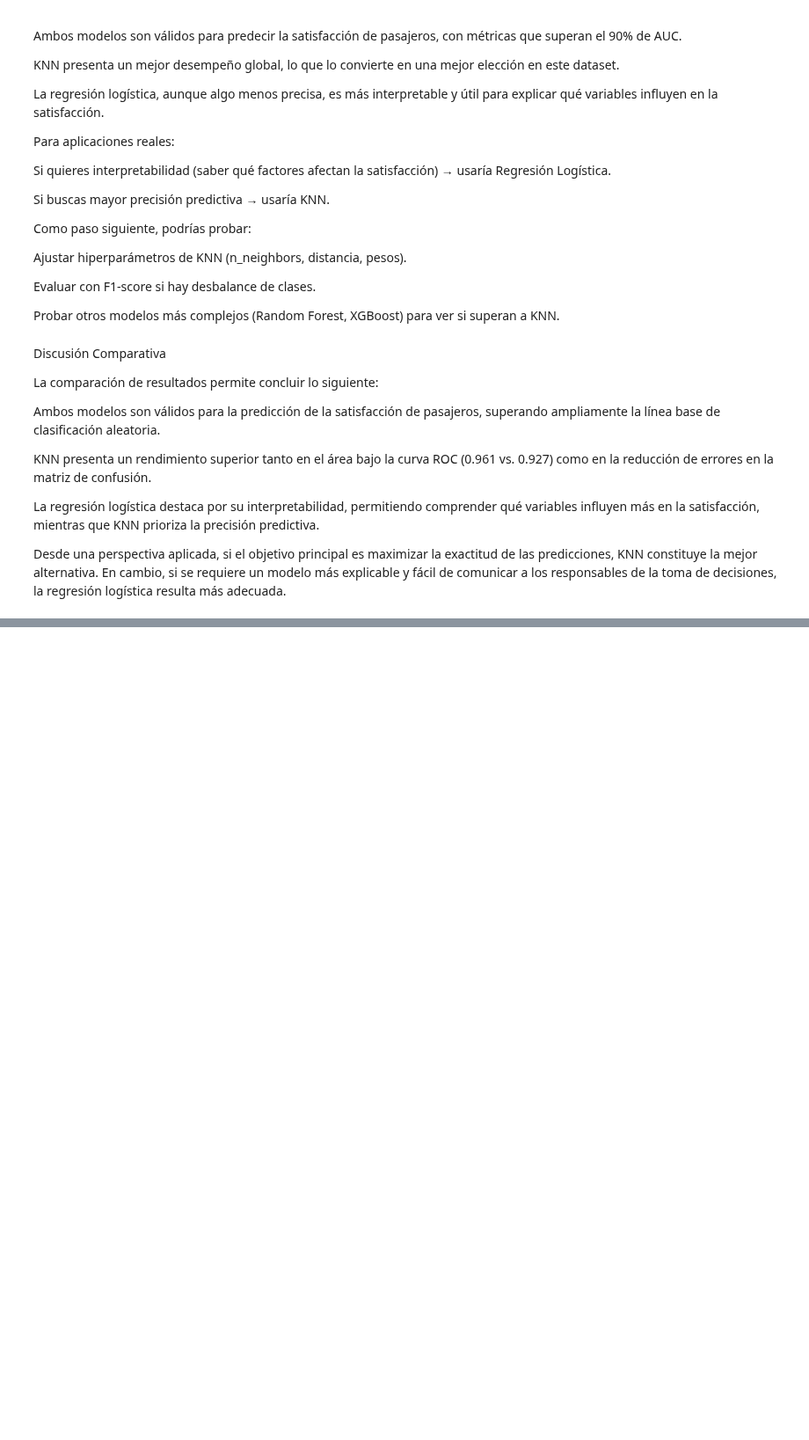
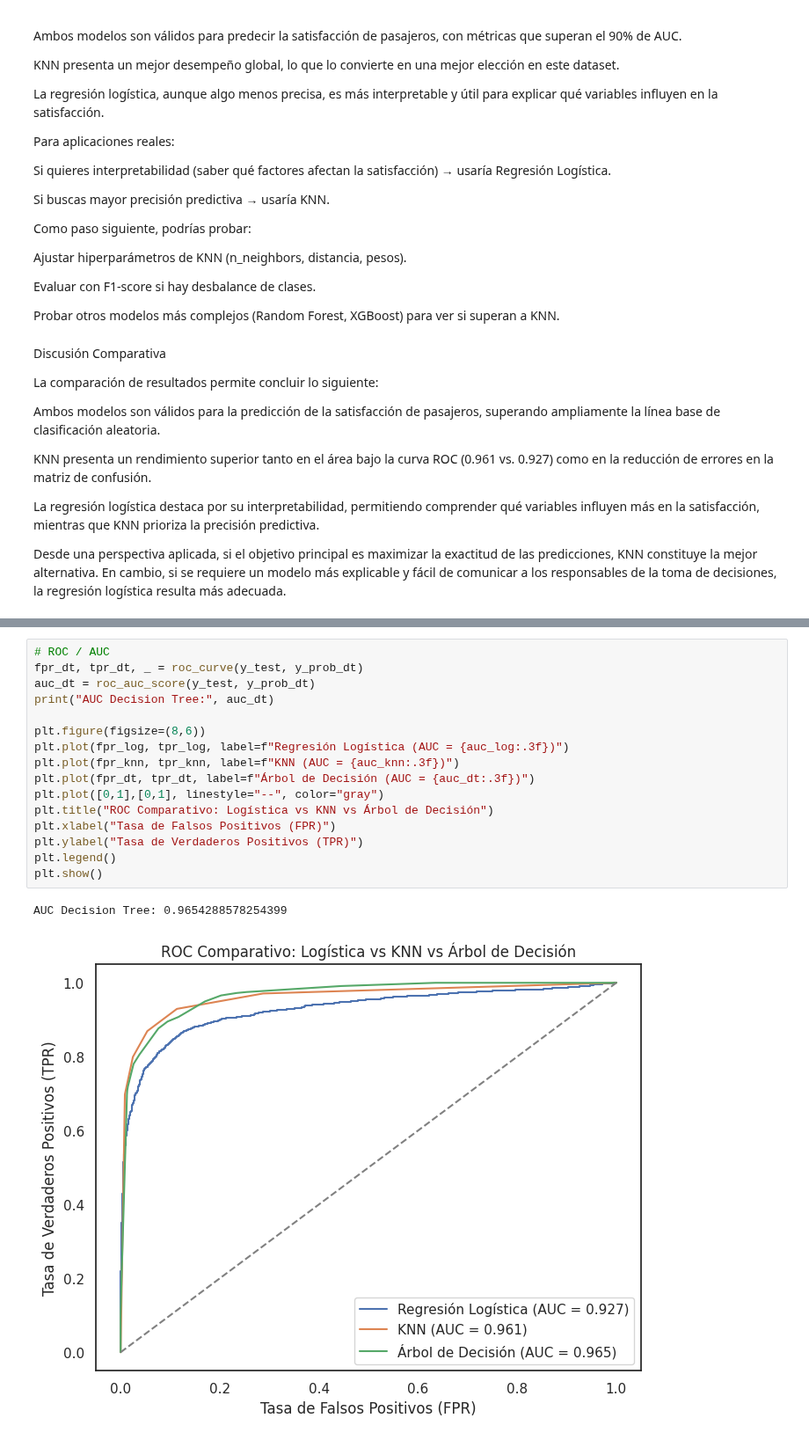
Before and after one commit to Jormao2025/Data_Science_1, a Jupyter notebook: Proyecto_Data_Science1_Satisfacción_de_Aerolíneas.ipynb, the cells around one changed output, grey strips where cells are left out. Shown at 88% size. Drawn from its saved outputs; the diff is of its cells as text; blank space fills up the shorter version.

```diff
--- a/Proyecto_Data_Science1_Satisfacción_de_Aerolíneas.ipynb
+++ b/Proyecto_Data_Science1_Satisfacción_de_Aerolíneas.ipynb
@@ -1093,0 +1142,19 @@ En síntesis, la elección entre ambos modelos dependerá de los objetivos estra
+# %%
+# ROC / AUC
+fpr_dt, tpr_dt, _ = roc_curve(y_test, y_prob_dt)
+auc_dt = roc_auc_score(y_test, y_prob_dt)
+print("AUC Decision Tree:", auc_dt)
+
+plt.figure(figsize=(8,6))
+plt.plot(fpr_log, tpr_log, label=f"Regresión Logística (AUC = {auc_log:.3f})")
+plt.plot(fpr_knn, tpr_knn, label=f"KNN (AUC = {auc_knn:.3f})")
+plt.plot(fpr_dt, tpr_dt, label=f"Árbol de Decisión (AUC = {auc_dt:.3f})")
+plt.plot([0,1],[0,1], linestyle="--", color="gray")
+plt.title("ROC Comparativo: Logística vs KNN vs Árbol de Decisión")
+plt.xlabel("Tasa de Falsos Positivos (FPR)")
+plt.ylabel("Tasa de Verdaderos Positivos (TPR)")
+plt.legend()
+plt.show()
+# %% [output]
+AUC Decision Tree: 0.9654288578254399
+[figure, added]
```
Also changed, not shown: parts of 9 cells of this notebook.
